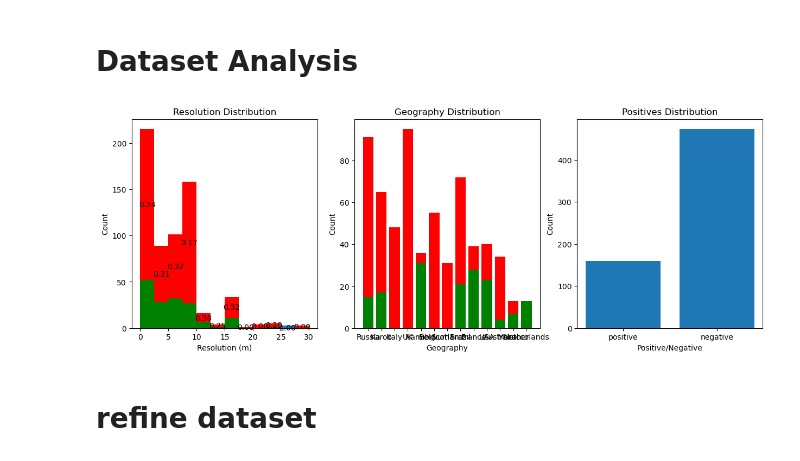
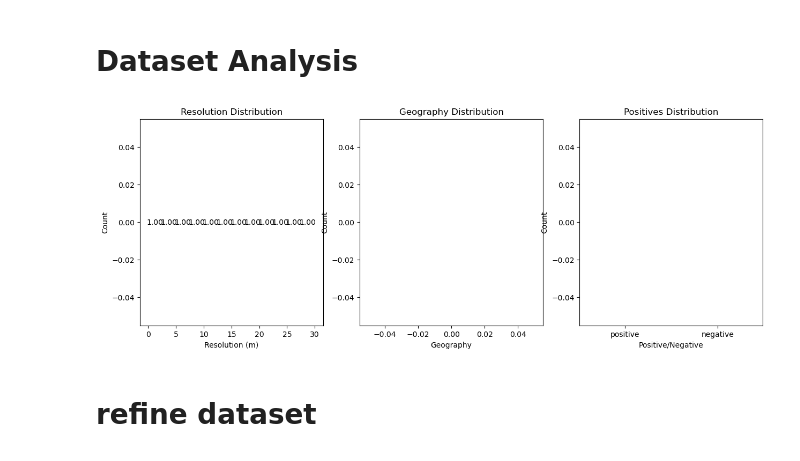
Before and after one commit to willhcm/scd-detection, a Jupyter notebook: code/notebooks/tiling/datasetfixing.ipynb, the cells around one changed output. Drawn from its saved outputs; the diff is of its cells as text; code cells hidden in the pictures.

Commit message:
dataset fix

```diff
--- a/code/notebooks/tiling/datasetfixing.ipynb
+++ b/code/notebooks/tiling/datasetfixing.ipynb
@@ -81,16 +82,16 @@ for dir in ['/Users/willmcmahon/downloads/Belgium']:
 # %%
 import sys
 from pathlib import Path
 CODE_DIR = Path("../../../code").resolve()
 sys.path.insert(0, str(CODE_DIR))
 
 from loaders.dataset import DatasetWrapper, DatasetRefiner
 
-dset = DatasetWrapper('/Users/willmcmahon/Documents/PhD/SCDs/scd-detection/data/PostIRP/dataset/')
-trainset, testset = dset.generate_dataset(test_region='Somerset')
+dset = DatasetWrapper(Path('/Users/willmcmahon/Documents/PhD/SCDs/scd-detection/data/PostIRP/dataset'))
+trainset, testset = dset.generate_dataset()
 
 dset.plot_distribution()
 # %% [output]
-[figure, old version]
+[figure, new version]
 # %% [markdown]
 # refine dataset
```
Also changed, not shown: parts of 10 cells of this notebook, 4 other files.
